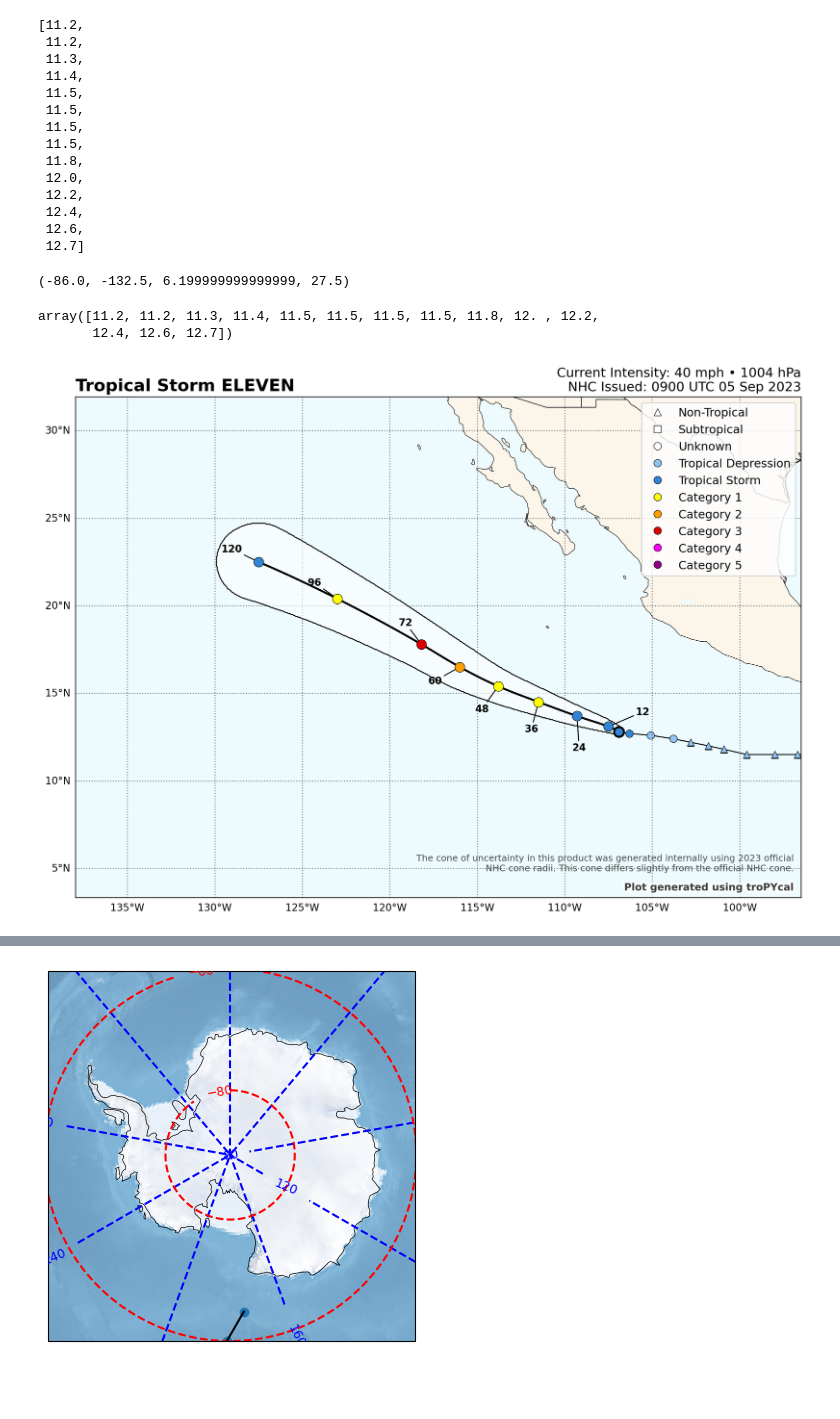
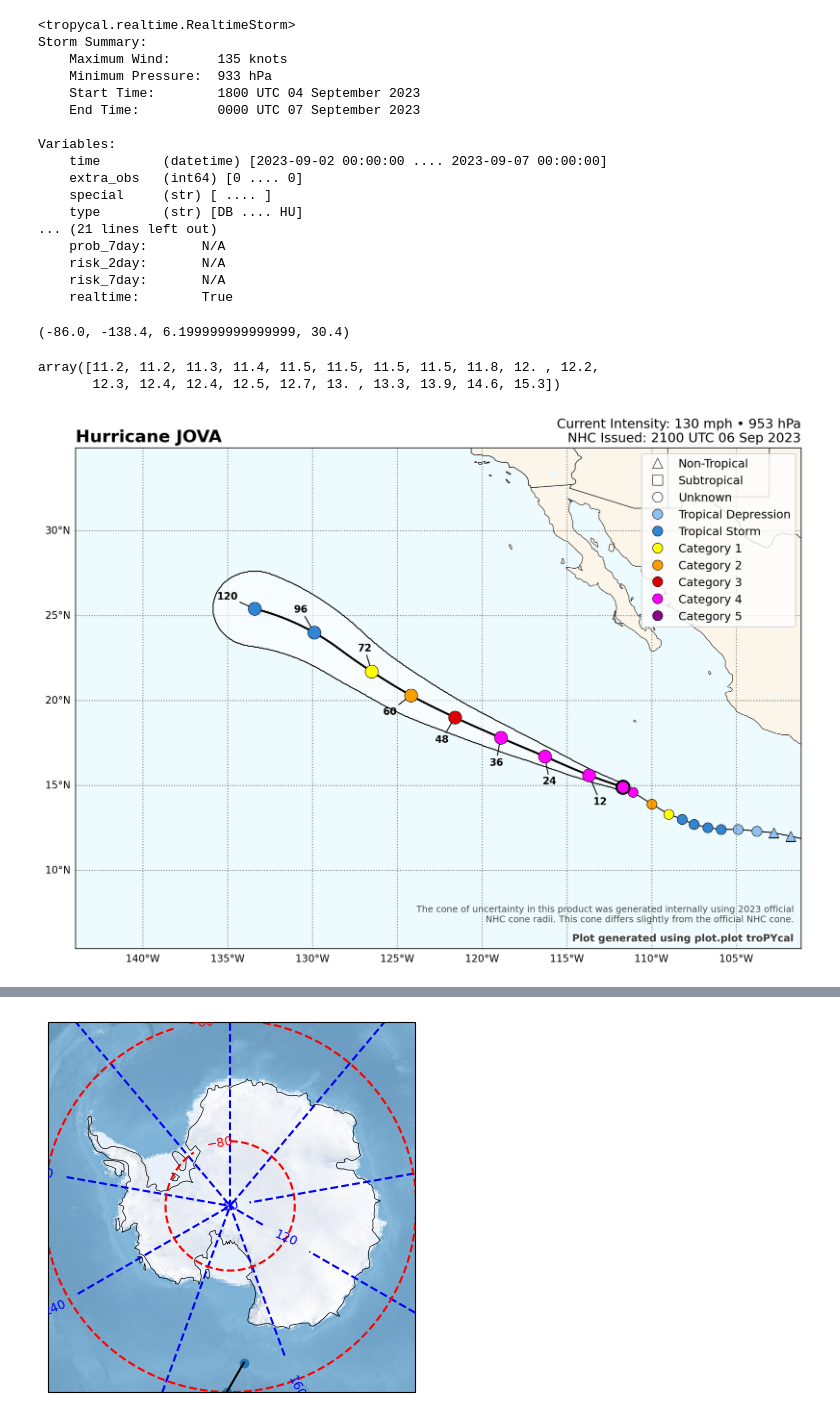
Before and after one commit to ddxv/storm-tracker, a Jupyter notebook: Storm Tracking with Tropycal.ipynb, the cells around one changed output, grey strips where cells are left out. Saved outputs shown, nothing was run; the diff lists cells and outputs as text; code cells hidden in the pictures; blank space fills up the shorter version.

```diff
--- a/Storm Tracking with Tropycal.ipynb
+++ b/Storm Tracking with Tropycal.ipynb
@@ -27,22 +27,25 @@ Possible issue encountered when converting Shape #1 to GeoJSON: Shapefile format
 # %%
-storm = realtime_obj.get_storm(active_storms[1])
+storm = realtime_obj.get_storm(active_storms[2])
 # %%
-storm['lat'].tolist()
+storm
 # %% [output]
-[11.2,
- 11.2,
- 11.3,
- 11.4,
- 11.5,
- 11.5,
- 11.5,
- 11.5,
- 11.8,
- 12.0,
- 12.2,
- 12.4,
- 12.6,
- 12.7]
+<tropycal.realtime.RealtimeStorm>
+Storm Summary:
+    Maximum Wind:      135 knots
+    Minimum Pressure:  933 hPa
+    Start Time:        1800 UTC 04 September 2023
+    End Time:          0000 UTC 07 September 2023
+
+Variables:
+    time        (datetime) [2023-09-02 00:00:00 .... 2023-09-07 00:00:00]
+    extra_obs   (int64) [0 .... 0]
+    special     (str) [ .... ]
+    type        (str) [DB .... HU]
+... (21 lines left out)
+    prob_7day:       N/A
+    risk_2day:       N/A
+    risk_7day:       N/A
+    realtime:        True
 # %%
 storm_forecast = storm.get_forecast_realtime(ssl_certificate=False)
 # %%
@@ -56,16 +59,16 @@ storm_e = min(lons) - 5
 storm_box = (storm_w, storm_e, storm_s, storm_n)
 storm_box
 # %% [output]
-(-86.0, -132.5, 6.199999999999999, 27.5)
+(-86.0, -138.4, 6.199999999999999, 30.4)
 # %%
 storm['lat']
 # %% [output]
 array([11.2, 11.2, 11.3, 11.4, 11.5, 11.5, 11.5, 11.5, 11.8, 12. , 12.2,
-       12.4, 12.6, 12.7])
+       12.3, 12.4, 12.4, 12.5, 12.7, 13. , 13.3, 13.9, 14.6, 15.3])
 # %%
-a = storm.plot_forecast_realtime(ssl_certificate=False)
+a = storm.plot_forecast_realtime(ssl_certificate=False, prop={'ms':10})
 # %% [output]
-[figure, old version]
+[figure, new version]
 # %%
 import datetime as dt
 from tropycal import tracks, utils
```
Also changed, not shown: parts of 9 cells of this notebook, 1 other file.
